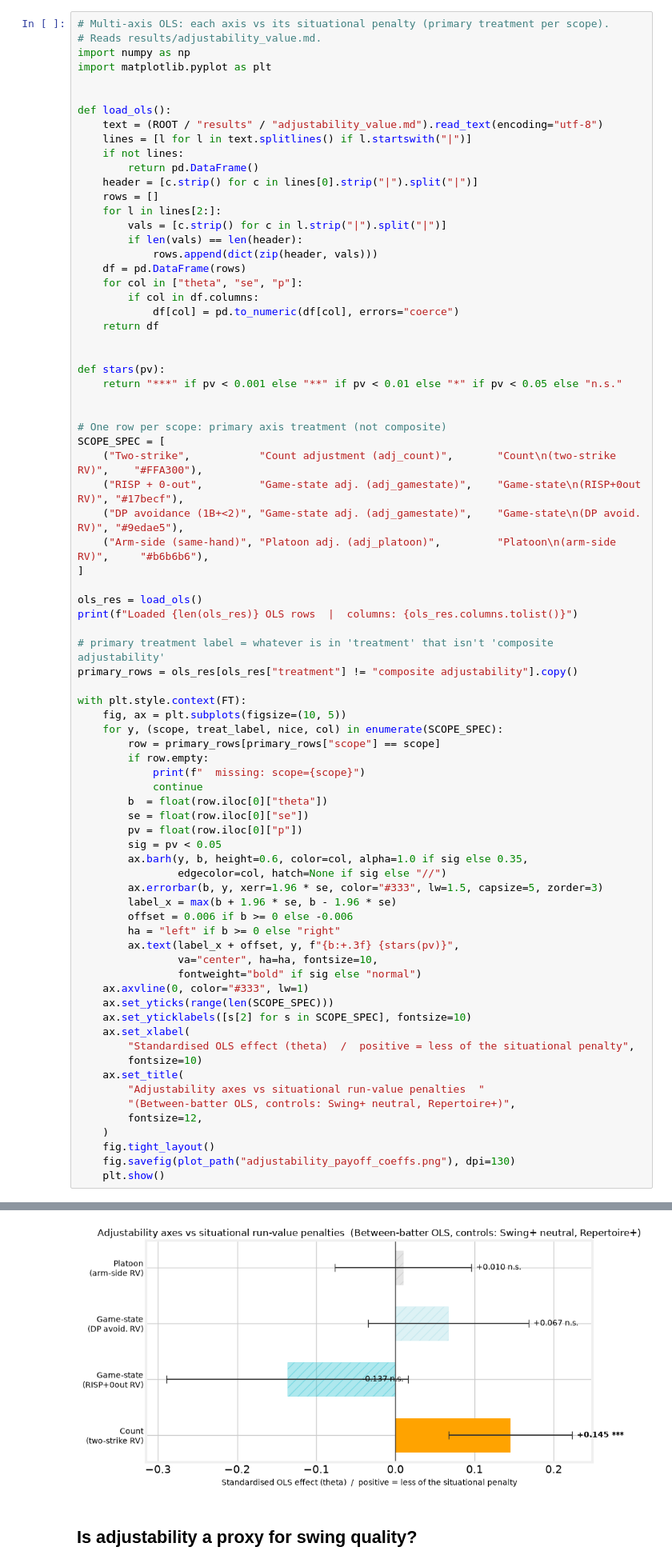
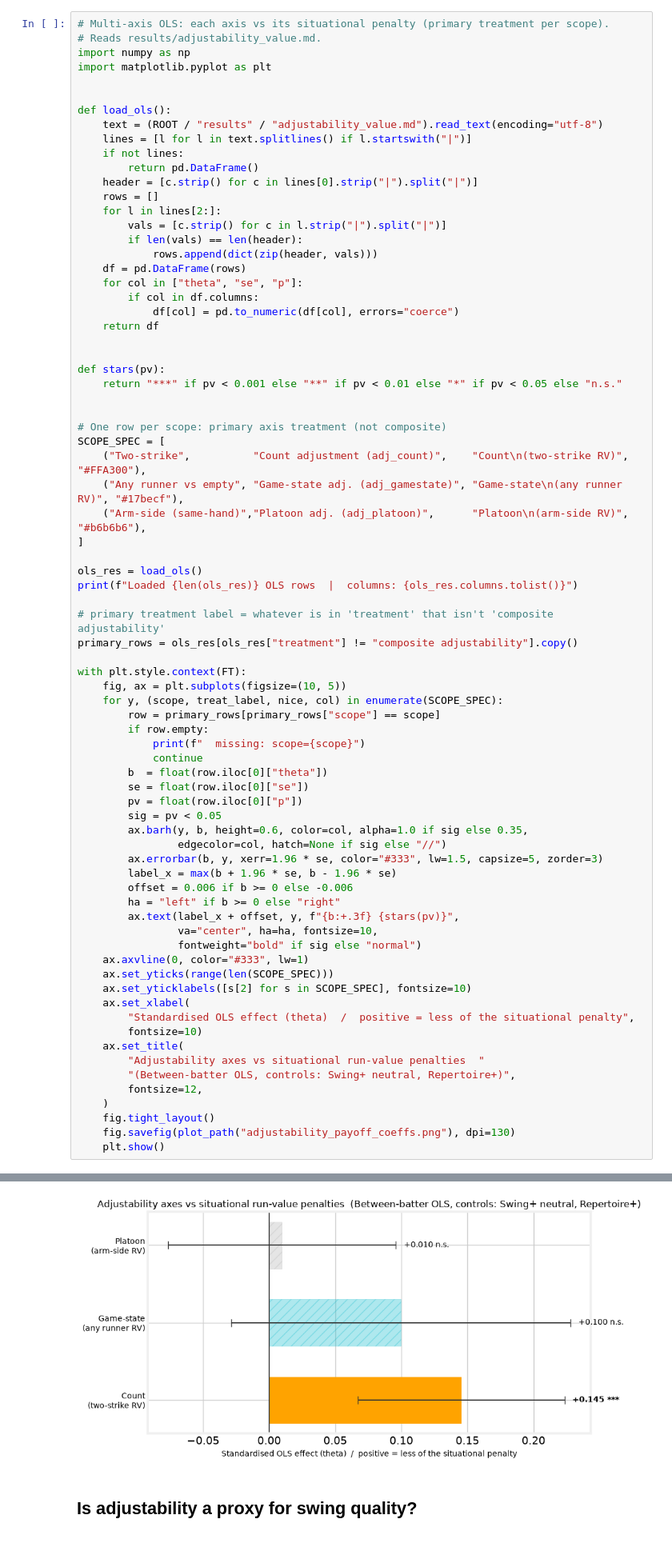
Before and after one commit to theoauyeung/swing_repetoire, a Jupyter notebook: src/adjustability_results.ipynb, the cells around one changed output, grey strips where cells are left out. Shown at 80% size. Cells and saved outputs as stored; diff of their text form.

```diff
--- a/src/adjustability_results.ipynb
+++ b/src/adjustability_results.ipynb
@@ -162,10 +162,9 @@ def stars(pv):
 
 # One row per scope: primary axis treatment (not composite)
 SCOPE_SPEC = [
-    ("Two-strike",           "Count adjustment (adj_count)",       "Count\n(two-strike RV)",    "#FFA300"),
-    ("RISP + 0-out",         "Game-state adj. (adj_gamestate)",    "Game-state\n(RISP+0out RV)", "#17becf"),
-    ("DP avoidance (1B+<2)", "Game-state adj. (adj_gamestate)",    "Game-state\n(DP avoid. RV)", "#9edae5"),
-    ("Arm-side (same-hand)", "Platoon adj. (adj_platoon)",         "Platoon\n(arm-side RV)",     "#b6b6b6"),
+    ("Two-strike",          "Count adjustment (adj_count)",    "Count\n(two-strike RV)",    "#FFA300"),
+    ("Any runner vs empty", "Game-state adj. (adj_gamestate)", "Game-state\n(any runner RV)", "#17becf"),
+    ("Arm-side (same-hand)","Platoon adj. (adj_platoon)",      "Platoon\n(arm-side RV)",     "#b6b6b6"),
 ]
 
 ols_res = load_ols()
@@ -213,4 +212,4 @@ Loaded 8 OLS rows  |  columns: ['scope', 'treatment', 'theta', 'se', 'ci_lo', 'c
-[figure, old version]
+[figure, new version]
 # %% [markdown]
 ## Is adjustability a proxy for swing quality?
 # %%
```
Also changed, not shown: parts of 6 cells of this notebook, 11 other files.
